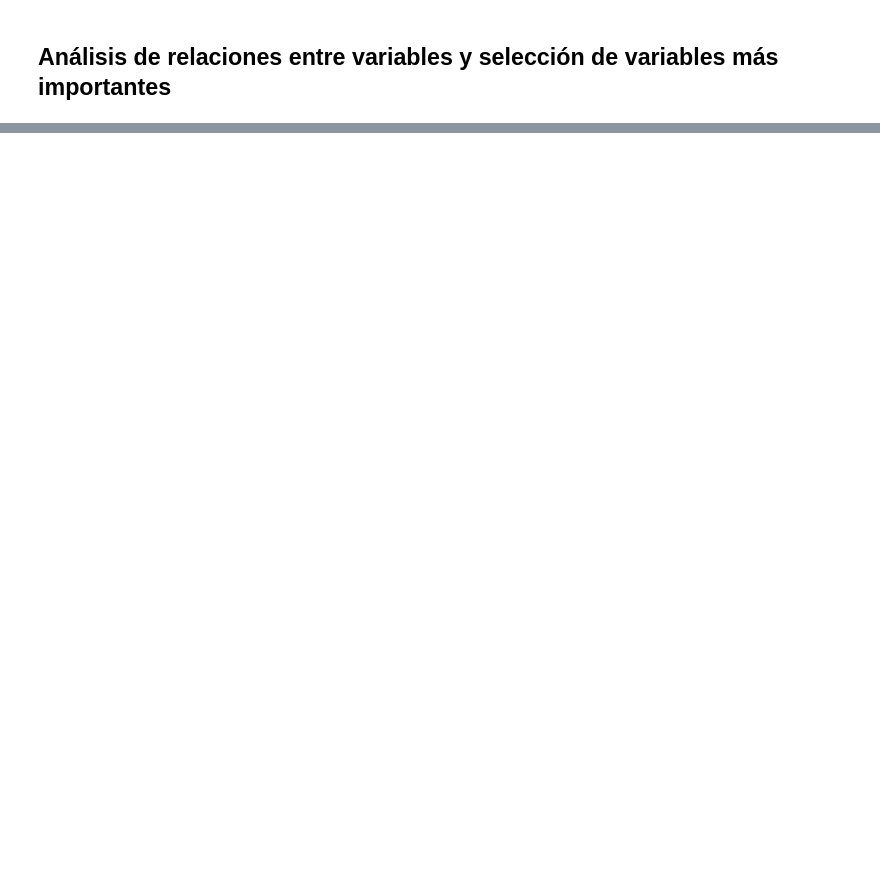
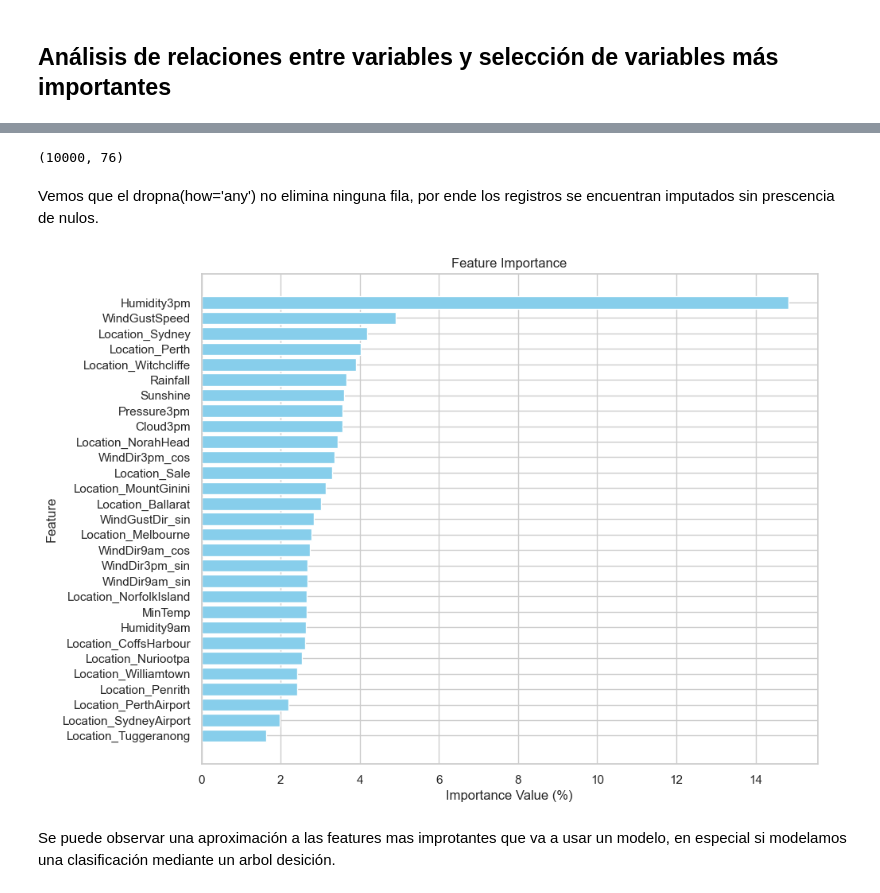
Before and after one commit to diegosarina-ceia/AMq1, a Jupyter notebook: TP_Final_AD_WeatherAustralia.ipynb, the cells around one changed output, grey strips where cells are left out. Saved outputs shown, nothing was run; the diff lists cells and outputs as text; code cells hidden in the pictures; blank space fills up the shorter version.

```diff
--- a/TP_Final_AD_WeatherAustralia.ipynb
+++ b/TP_Final_AD_WeatherAustralia.ipynb
@@ -1030,0 +1195,3 @@ Podemos aplicar lo siguiente:
+# %%
+weather_original_df = pd.get_dummies(weather_original_df, columns=['Location'], dummy_na=True, drop_first=True)
+display(weather_original_df.iloc[:,-49:].head(5))
@@ -1034,0 +1292,40 @@ Podemos aplicar lo siguiente:
+# %%
+df_sample = weather_original_df.sample(n=10000, axis=0)
+df_sample.dropna(how='any',inplace=True)
+df_sample.shape
+# %% [output]
+(10000, 76)
+# %% [markdown]
+Vemos que el dropna(how='any') no elimina ninguna fila, por ende los registros se encuentran imputados sin prescencia de nulos.
+# %%
+model_target = "RainTomorrow"
+y = df_sample[model_target]
+X = df_sample.drop(columns = model_target)
+# %%
+# primer arbol selector de 50 features importantes de un total de 76
+selector = SelectFromModel(estimator=xgb.XGBClassifier(),max_features=50)
+selector.fit(X, y)
+relevant_features = list(selector.get_feature_names_out())
+# %%
+# estimador de feature importance
+estimator = xgb.XGBClassifier()
+estimator.fit(X[relevant_features], y)
+feature_imp = pd.DataFrame(sorted(zip(estimator.feature_importances_,X[relevant_features].columns)), columns=['Value','Feature'])
+
+#feature_imp.sort_values(by="Value", ascending=False)
+
+# gráfico de barras horizontales
+plt.figure(figsize=(10, 8))
+plt.barh(feature_imp['Feature'], feature_imp['Value']*100, color='skyblue')
+
+# Añadir etiquetas y título
+plt.xlabel('Importance Value (%)')
+plt.ylabel('Feature')
+plt.title('Feature Importance')
+
+# Mostrar el gráfico
+plt.show()
+# %% [output]
+[figure, added]
+# %% [markdown]
+Se puede observar una aproximación a las features mas improtantes que va a usar un modelo, en especial si modelamos una clasificación mediante un arbol desición.
```
Also changed, not shown: parts of 38 cells of this notebook.
